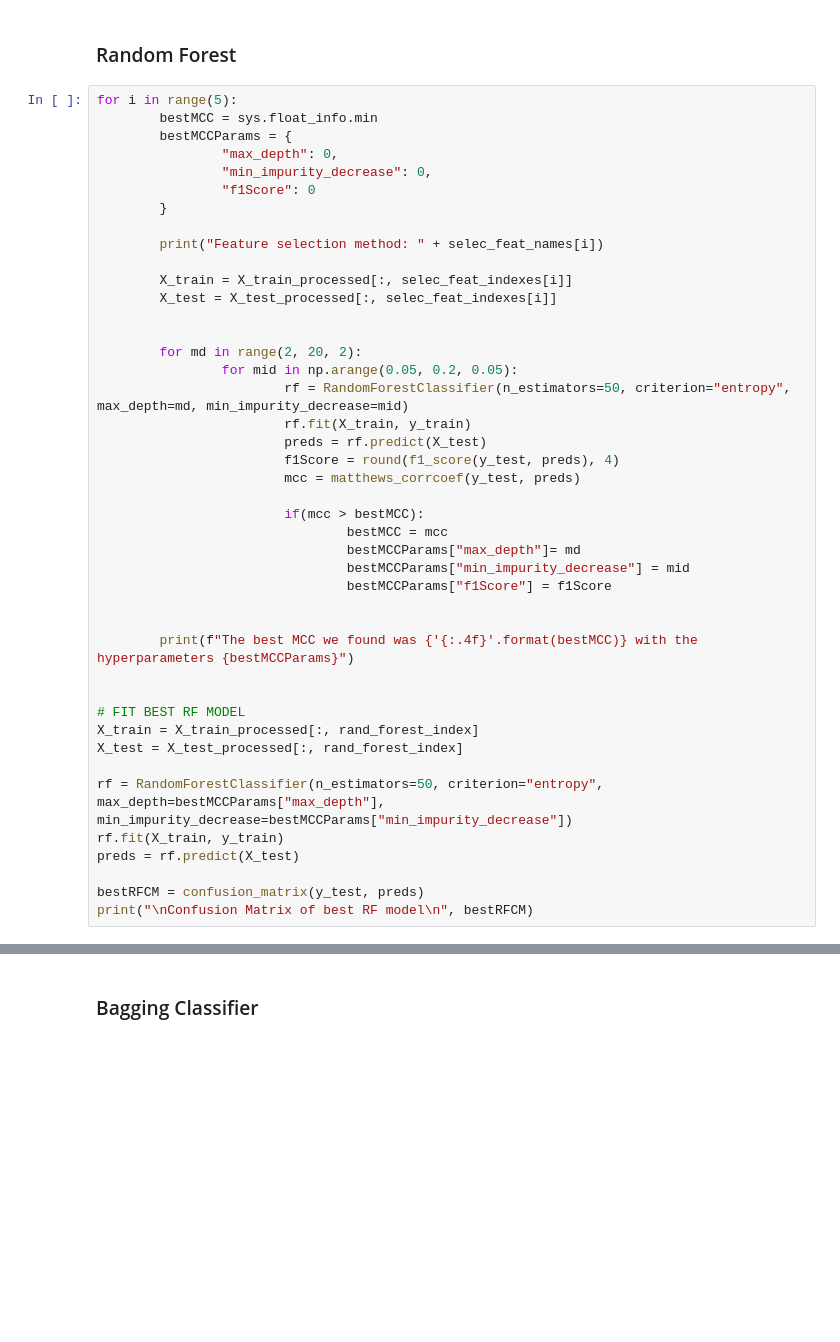
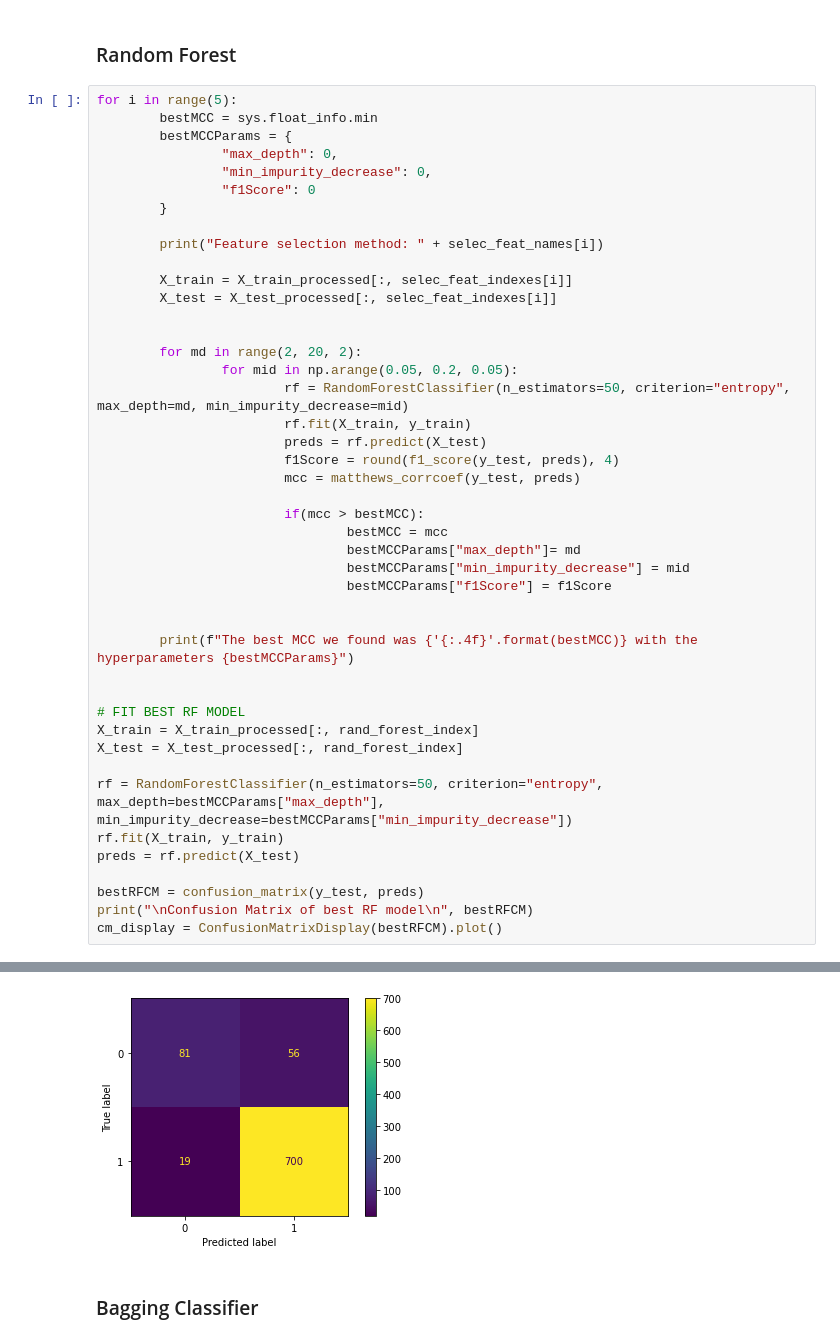
Before and after one commit to csimoes-eto/AA2HA, a Jupyter notebook: notebook.ipynb, the cells around one changed output, grey strips where cells are left out. Cells and saved outputs as stored; diff of their text form; blank space fills up the shorter version.

```diff
--- a/notebook.ipynb
+++ b/notebook.ipynb
@@ -343,5 +345,6 @@ preds = rf.predict(X_test)
 
 bestRFCM = confusion_matrix(y_test, preds)
 print("\nConfusion Matrix of best RF model\n", bestRFCM)
+cm_display = ConfusionMatrixDisplay(bestRFCM).plot()
 # %% [output]
 Feature selection method: Correlation
@@ -361,3 +364,4 @@ Confusion Matrix of best RF model
+[figure, added]
 # %% [markdown]
 ### Bagging Classifier
 # %%
```
Also changed, not shown: parts of 5 cells of this notebook.
